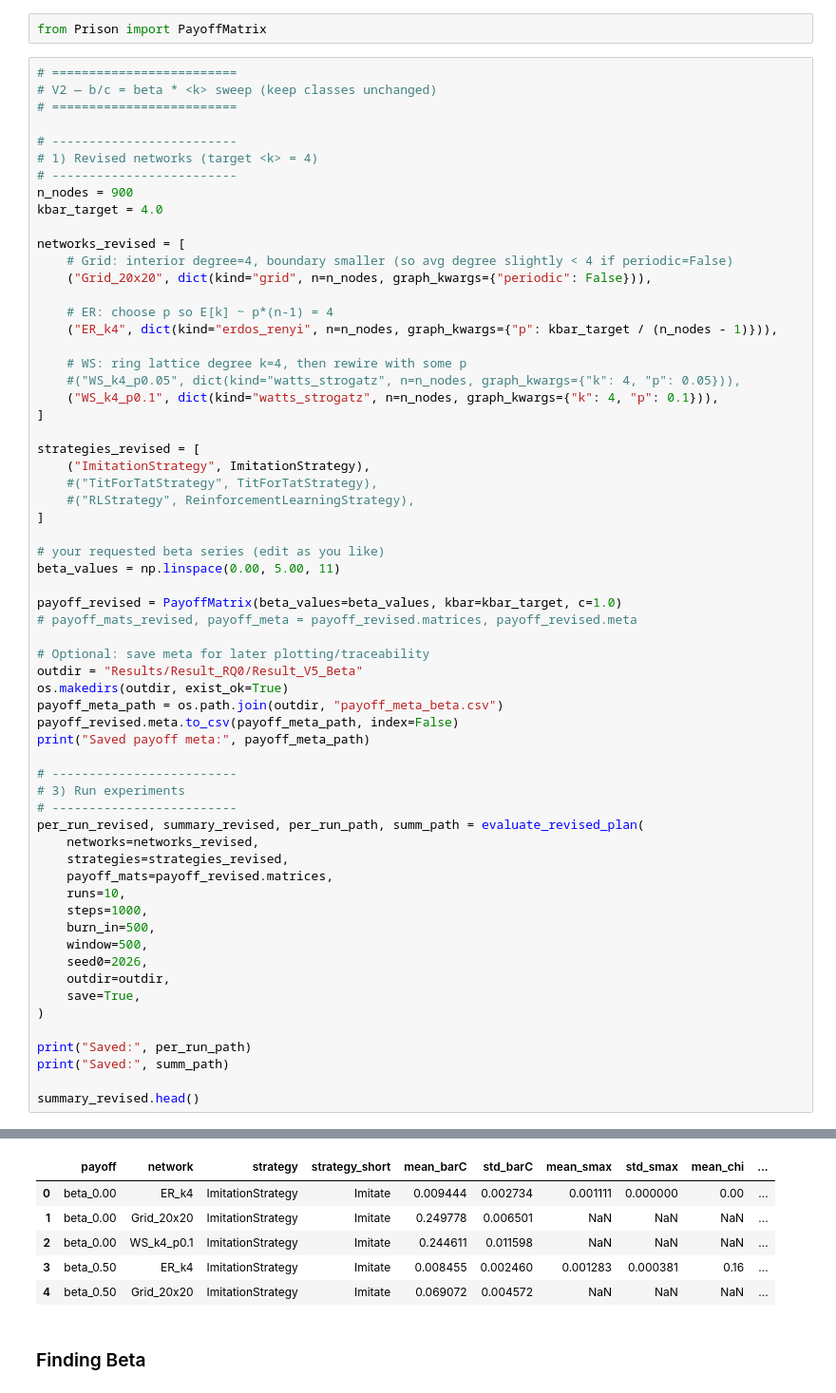
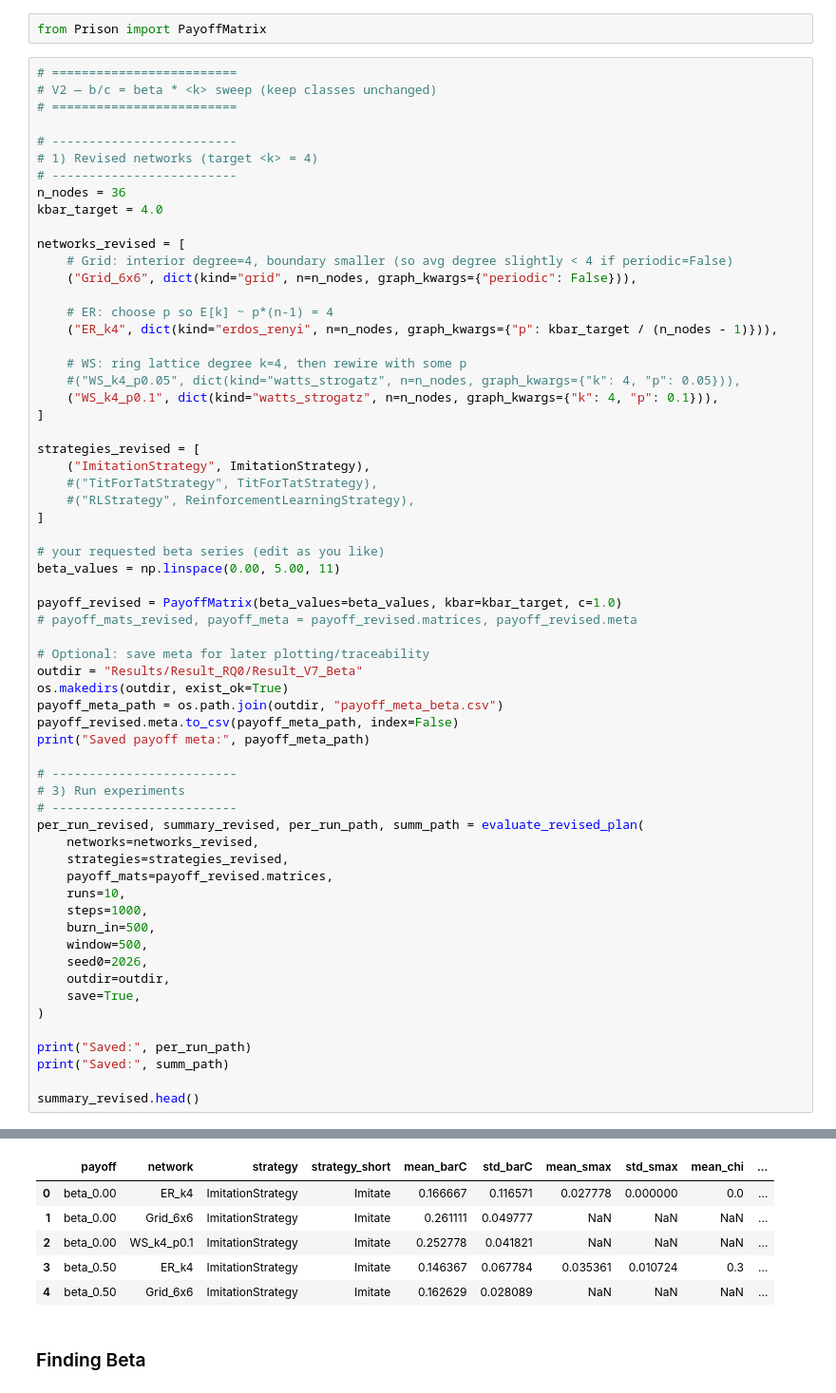
Before and after one commit to tristan-farran/CSS-Project, a Jupyter notebook: Code/Zheng_Code V2.ipynb, the cells around one changed output, grey strips where cells are left out. Shown at 95% size. Drawn from its saved outputs; the diff is of its cells as text.

```diff
--- a/Code/Zheng_Code V2.ipynb
+++ b/Code/Zheng_Code V2.ipynb
@@ -616,12 +616,12 @@ from Prison import PayoffMatrix
 # -------------------------
 # 1) Revised networks (target <k> = 4)
 # -------------------------
-n_nodes = 900
+n_nodes = 36
 kbar_target = 4.0
 
 networks_revised = [
     # Grid: interior degree=4, boundary smaller (so avg degree slightly < 4 if periodic=False)
-    ("Grid_20x20", dict(kind="grid", n=n_nodes, graph_kwargs={"periodic": False})),
+    ("Grid_6x6", dict(kind="grid", n=n_nodes, graph_kwargs={"periodic": False})),
 
     # ER: choose p so E[k] ~ p*(n-1) = 4
     ("ER_k4", dict(kind="erdos_renyi", n=n_nodes, graph_kwargs={"p": kbar_target / (n_nodes - 1)})),
@@ -644,7 +644,7 @@ payoff_revised = PayoffMatrix(beta_values=beta_values, kbar=kbar_target, c=1.0)
 # payoff_mats_revised, payoff_meta = payoff_revised.matrices, payoff_revised.meta
 
 # Optional: save meta for later plotting/traceability
-outdir = "Results/Result_RQ0/Result_V5_Beta"
+outdir = "Results/Result_RQ0/Result_V7_Beta"
 os.makedirs(outdir, exist_ok=True)
 payoff_meta_path = os.path.join(outdir, "payoff_meta_beta.csv")
 payoff_revised.meta.to_csv(payoff_meta_path, index=False)
@@ -677,9 +677,9 @@ Saved: Results/Result_RQ0/Result_V5_Beta/summary_revised.csv
 |  | payoff | network | strategy | strategy_short | mean_barC | std_barC | mean_smax | std_smax | mean_chi | ... |
-| 0 | beta_0.00 | ER_k4 | ImitationStrategy | Imitate | 0.009444 | 0.002734 | 0.001111 | 0.000000 | 0.00 | ... |
-| 1 | beta_0.00 | Grid_20x20 | ImitationStrategy | Imitate | 0.249778 | 0.006501 | NaN | NaN | NaN | ... |
-| 2 | beta_0.00 | WS_k4_p0.1 | ImitationStrategy | Imitate | 0.244611 | 0.011598 | NaN | NaN | NaN | ... |
-| 3 | beta_0.50 | ER_k4 | ImitationStrategy | Imitate | 0.008455 | 0.002460 | 0.001283 | 0.000381 | 0.16 | ... |
-| 4 | beta_0.50 | Grid_20x20 | ImitationStrategy | Imitate | 0.069072 | 0.004572 | NaN | NaN | NaN | ... |
+| 0 | beta_0.00 | ER_k4 | ImitationStrategy | Imitate | 0.166667 | 0.116571 | 0.027778 | 0.000000 | 0.0 | ... |
+| 1 | beta_0.00 | Grid_6x6 | ImitationStrategy | Imitate | 0.261111 | 0.049777 | NaN | NaN | NaN | ... |
+| 2 | beta_0.00 | WS_k4_p0.1 | ImitationStrategy | Imitate | 0.252778 | 0.041821 | NaN | NaN | NaN | ... |
+| 3 | beta_0.50 | ER_k4 | ImitationStrategy | Imitate | 0.146367 | 0.067784 | 0.035361 | 0.010724 | 0.3 | ... |
+| 4 | beta_0.50 | Grid_6x6 | ImitationStrategy | Imitate | 0.162629 | 0.028089 | NaN | NaN | NaN | ... |
 # %% [markdown]
 ### Finding Beta
 # %%
```
Also changed, not shown: parts of 6 cells of this notebook, 27 other files.
